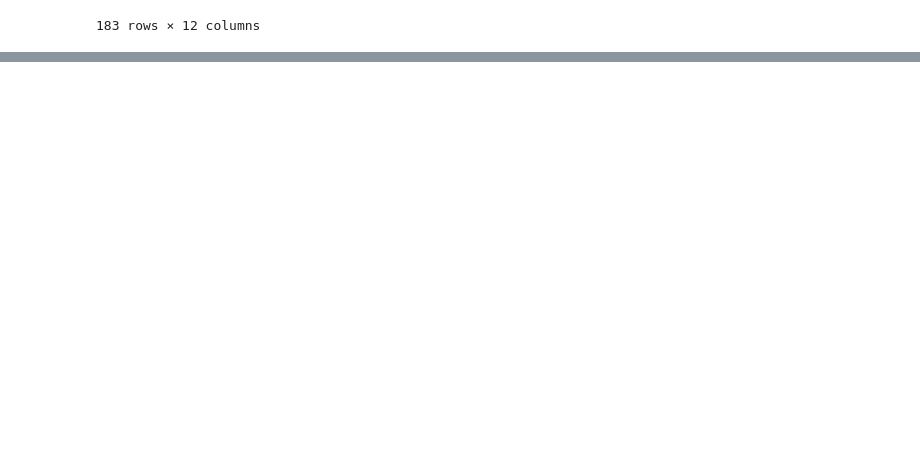
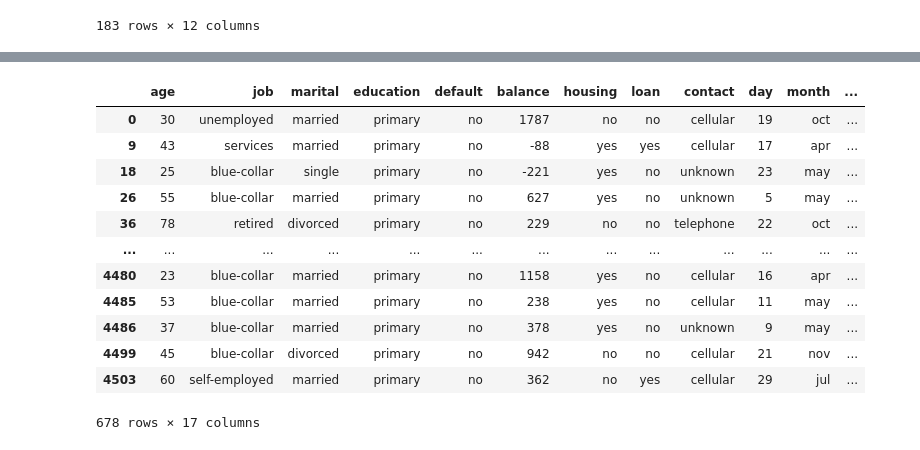
Before and after one commit to hareesh-cs/Pandas, a Jupyter notebook: Untitled.ipynb, the cells around one changed output, grey strips where cells are left out. Cells and saved outputs as stored; diff of their text form; code cells hidden in the pictures; blank space fills up the shorter version.

```diff
--- a/Untitled.ipynb
+++ b/Untitled.ipynb
@@ -112,0 +200,2 @@ df.fillna(value="some random value")
+# %%
+df= pd.read_csv("bank.csv",delimiter=";")
@@ -112,0 +211,22 @@ df.fillna(value="some random value")
+# %%
+l=[]
+for i in df["education"].unique():
+    l.append(df[df["education"]==i])
+# %%
+df1=l[0]
+# %%
+df1
+# %% [output]
+|  | age | job | marital | education | default | balance | housing | loan | contact | day | month | ... |
+| 0 | 30 | unemployed | married | primary | no | 1787 | no | no | cellular | 19 | oct | ... |
+| 9 | 43 | services | married | primary | no | -88 | yes | yes | cellular | 17 | apr | ... |
+| 18 | 25 | blue-collar | single | primary | no | -221 | yes | no | unknown | 23 | may | ... |
+| 26 | 55 | blue-collar | married | primary | no | 627 | yes | no | unknown | 5 | may | ... |
+| 36 | 78 | retired | divorced | primary | no | 229 | no | no | telephone | 22 | oct | ... |
+| ... | ... | ... | ... | ... | ... | ... | ... | ... | ... | ... | ... | ... |
+| 4480 | 23 | blue-collar | married | primary | no | 1158 | yes | no | cellular | 16 | apr | ... |
+| 4485 | 53 | blue-collar | married | primary | no | 238 | yes | no | cellular | 11 | may | ... |
+| 4486 | 37 | blue-collar | married | primary | no | 378 | yes | no | unknown | 9 | may | ... |
+| 4499 | 45 | blue-collar | divorced | primary | no | 942 | no | no | cellular | 21 | nov | ... |
+| 4503 | 60 | self-employed | married | primary | no | 362 | no | yes | cellular | 29 | jul | ... |
+678 rows × 17 columns
```
Also changed, not shown: parts of 32 cells of this notebook.
